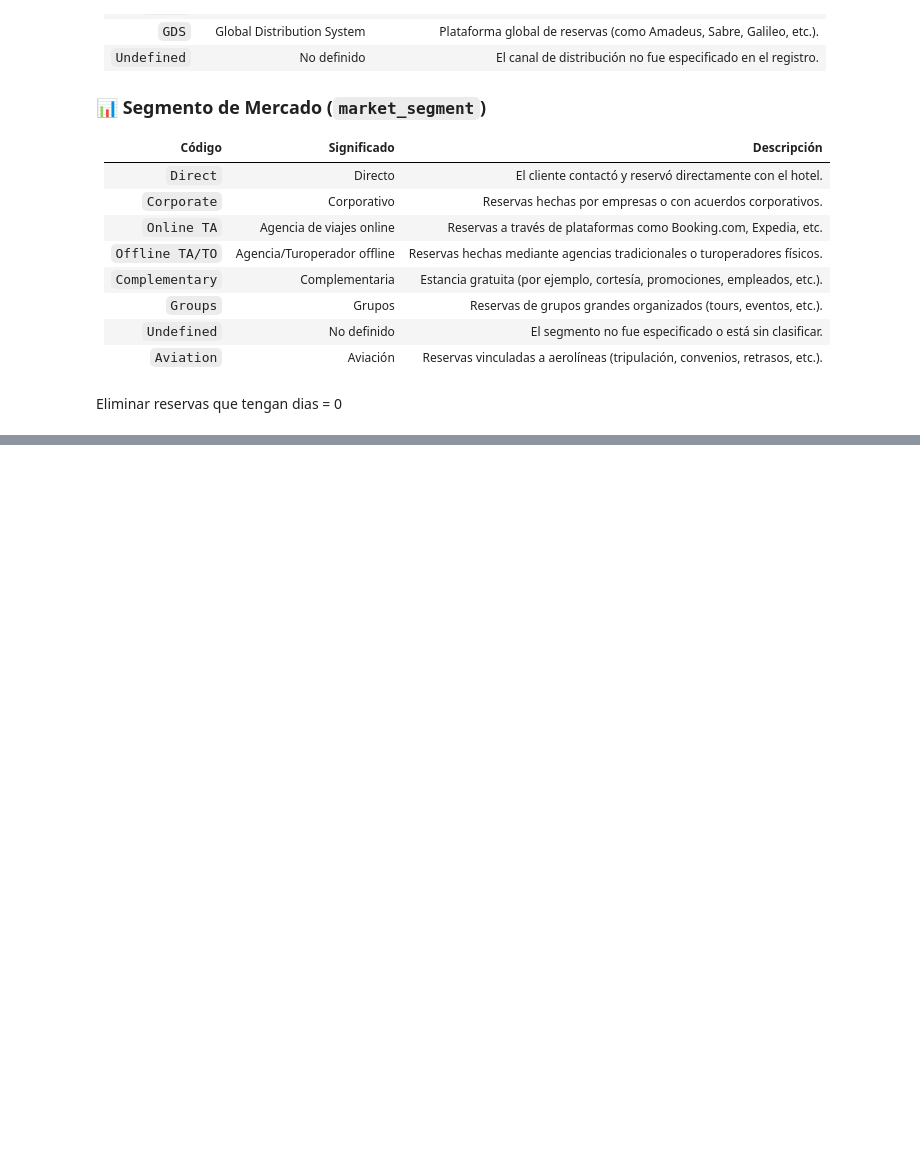
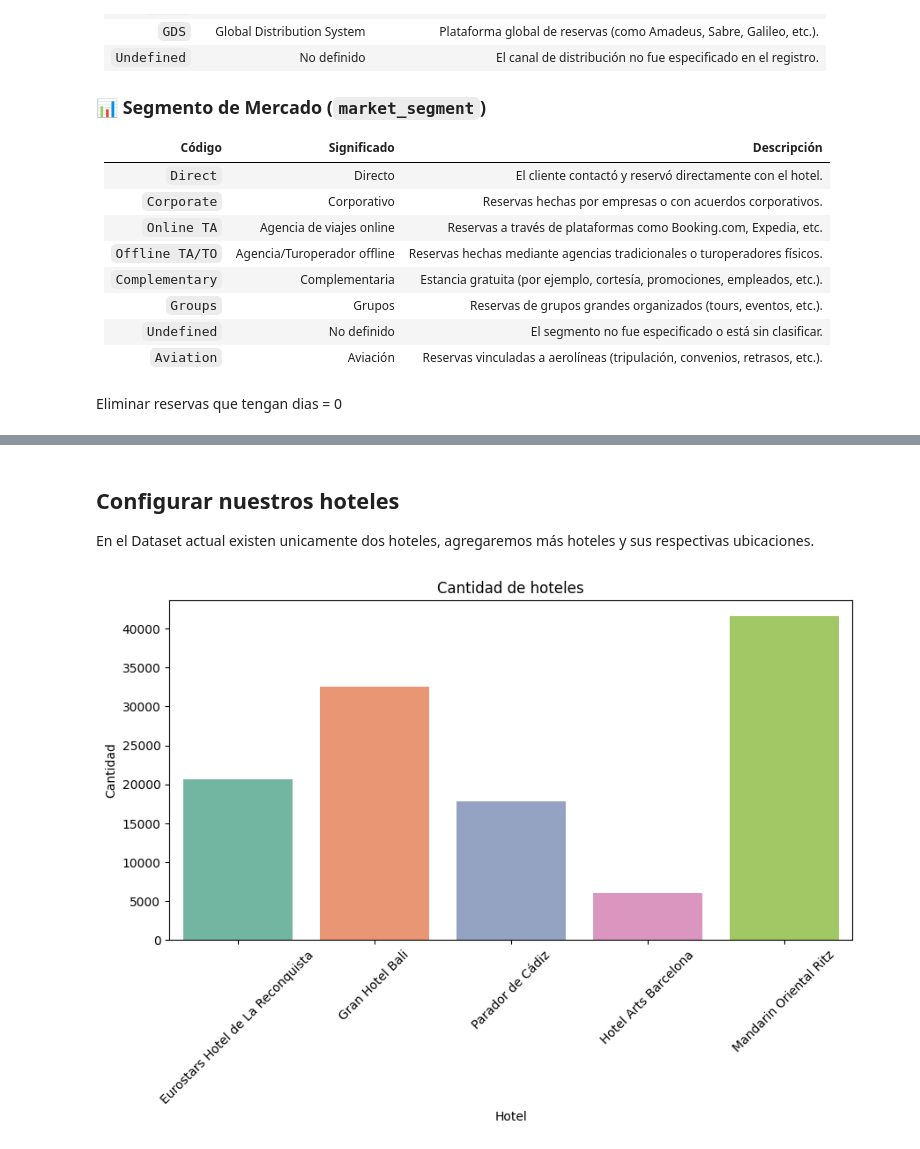
Before and after one commit to leonxrdon/TFM-ImpactoMarketing, a Jupyter notebook: notebooks/01_data_bookings.ipynb, the cells around one changed output, grey strips where cells are left out. Drawn from its saved outputs; the diff is of its cells as text; code cells hidden in the pictures; blank space fills up the shorter version.

```diff
--- a/notebooks/01_data_bookings.ipynb
+++ b/notebooks/01_data_bookings.ipynb
@@ -209,10 +244,37 @@ df.rename(columns={
     'required_car_parking_spaces': 'plazas_aparcamiento',
     'reservation_status_date': 'fecha_estado_reserva',
     'arrival_date': 'fecha_llegada',
-    'days_of_reservation': 'días_reserva'
+    'departure_date': 'fecha_salida',
+    'days_of_reservation': 'días_reserva',
+    'mens': 'hombres',
+    'womens': 'mujeres',
+    'age_18-30': 'edad_18-30',
+    'age_31-50': 'edad_31-50',
+    'age_51-65': 'edad_51-65',
+    'age_65+': 'edad_65+',
 }, inplace=True)
 # %%
 df.head()
 
 # Guardar el dataframe limpio
 df.to_csv('../data/processed/bookings_hotel_clean.csv', index=False)
+# %%
+columnas_ordenadas = [
+    # Hotel / Reserva
+    'hotel', 'cancelado', 'régimen', 'canal_distribución',
+    'tipo_cliente', 'cliente_recurrente', 'reservas_previas_no_canceladas',
+
+    # Cliente
+    'adultos', 'niños', 'hombres', 'mujeres', 'edad_18-30', 'edad_31-50', 'edad_51-65', 'edad_65+',
+    'nacionalidad_húesped', 'público_objetivo',
+
+    # Fechas
+    'fecha_estado_reserva', 'fecha_llegada', 'fecha_salida', 'días_reserva',
+
+    # Otros
+    'plazas_aparcamiento'
+]
+
+df = df[columnas_ordenadas]
+
+df.info()
@@ -218,0 +309,17 @@ df.to_csv('../data/processed/bookings_hotel_clean.csv', index=False)
+# %% [markdown]
+## Configurar nuestros hoteles
+En el Dataset actual existen unicamente dos hoteles, agregaremos más hoteles y sus respectivas ubicaciones.
+# %%
+import matplotlib.pyplot as plt
+import seaborn as sns
+
+# Gráfica para ver la cantidad de hoteles
+plt.figure(figsize=(10, 5))
+sns.countplot(x='hotel', data=df, palette='Set2')
+plt.title('Cantidad de hoteles')
+plt.xlabel('Hotel')
+plt.ylabel('Cantidad')
+plt.xticks(rotation=45)
+plt.show()
+# %% [output]
+[figure, added]
```
Also changed, not shown: parts of 18 cells of this notebook, 1 other file.
